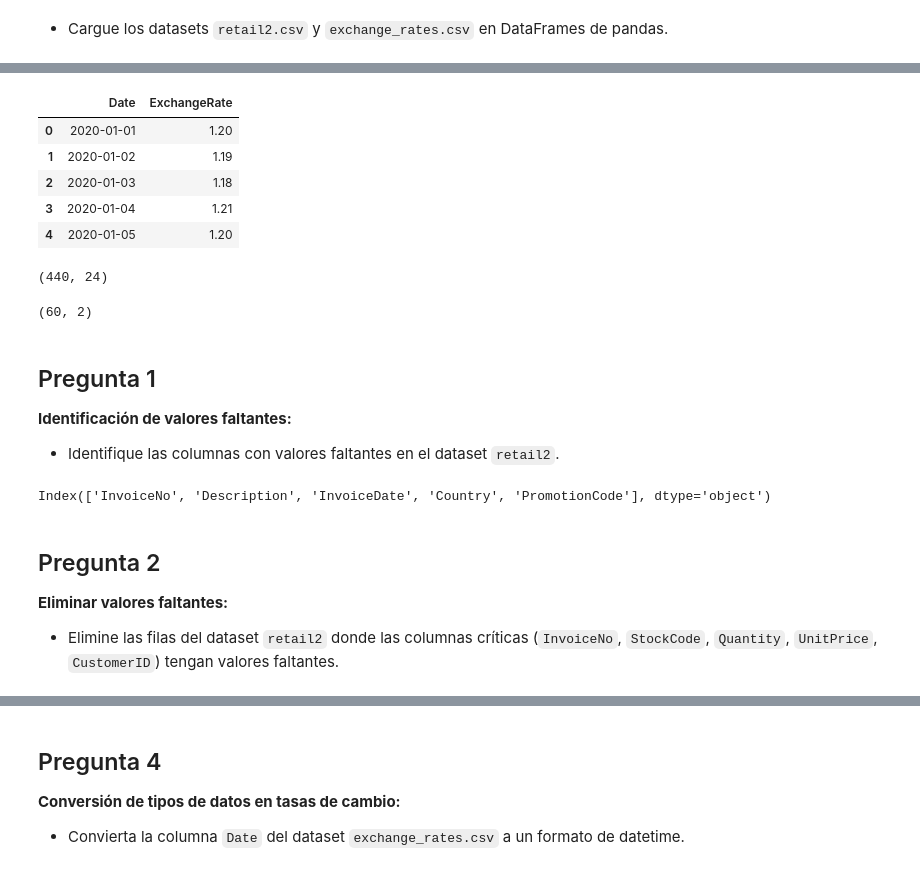
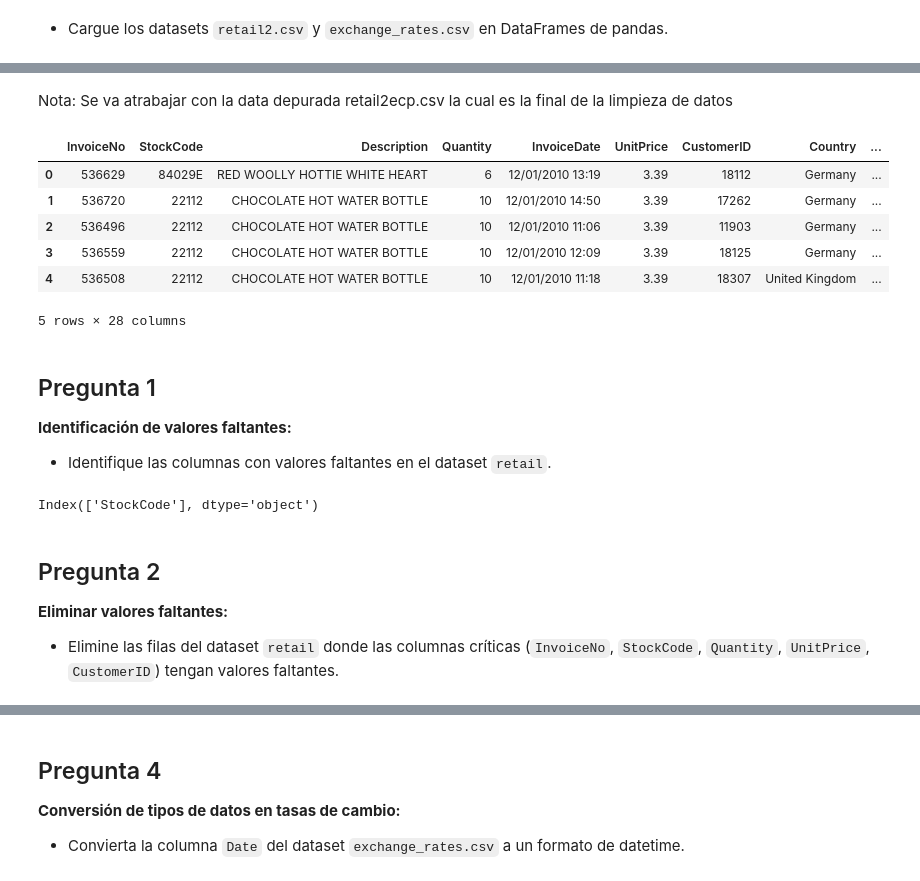
Before and after one commit to Nana8310/Curso_Pandas, a Jupyter notebook: Notebook/Prácticas/Práctica-43/Notebook_43/P-43_Notebook-43.ipynb, the cells around one changed output, grey strips where cells are left out. Saved outputs shown, nothing was run; the diff lists cells and outputs as text; code cells hidden in the pictures.

Commit message:
Terminación de la limpieza de datos Notebool43

```diff
--- a/Notebook/Prácticas/Práctica-43/Notebook_43/P-43_Notebook-43.ipynb
+++ b/Notebook/Prácticas/Práctica-43/Notebook_43/P-43_Notebook-43.ipynb
@@ -543,17 +72,0 @@ retail2_df.head()
-# %%
-exchange_rates_df.head()
-# %% [output]
-|  | Date | ExchangeRate |
-| 0 | 2020-01-01 | 1.20 |
-| 1 | 2020-01-02 | 1.19 |
-| 2 | 2020-01-03 | 1.18 |
-| 3 | 2020-01-04 | 1.21 |
-| 4 | 2020-01-05 | 1.20 |
-# %%
-retail2_df.shape
-# %% [output]
-(440, 24)
-# %%
-exchange_rates_df.shape
-# %% [output]
-(60, 2)
@@ -562,14 +73,28 @@ print(columns)
+# %% [markdown]
+Nota: Se va atrabajar con la data depurada retail2ecp.csv la cual es la final de la limpieza de datos
+# %%
+retail2exp_df = pd.read_csv('retail2exp.csv')
+
+retail2exp_df.head(5)
+# %% [output]
+|  | InvoiceNo | StockCode | Description | Quantity | InvoiceDate | UnitPrice | CustomerID | Country | ... |
+| 0 | 536629 | 84029E | RED WOOLLY HOTTIE WHITE HEART | 6 | 12/01/2010 13:19 | 3.39 | 18112 | Germany | ... |
+| 1 | 536720 | 22112 | CHOCOLATE HOT WATER BOTTLE | 10 | 12/01/2010 14:50 | 3.39 | 17262 | Germany | ... |
+| 2 | 536496 | 22112 | CHOCOLATE HOT WATER BOTTLE | 10 | 12/01/2010 11:06 | 3.39 | 11903 | Germany | ... |
+| 3 | 536559 | 22112 | CHOCOLATE HOT WATER BOTTLE | 10 | 12/01/2010 12:09 | 3.39 | 18125 | Germany | ... |
+| 4 | 536508 | 22112 | CHOCOLATE HOT WATER BOTTLE | 10 | 12/01/2010 11:18 | 3.39 | 18307 | United Kingdom | ... |
+5 rows × 28 columns
 # %% [markdown]
 ## Pregunta 1
 **Identificación de valores faltantes:**
-- Identifique las columnas con valores faltantes en el dataset `retail2`.
+- Identifique las columnas con valores faltantes en el dataset `retail`.
 # %%
 # Filtrar y mostrar solo las columnas que tienen valores faltantes
-columnas_faltantes = retail2_df.columns[retail2_df.isna().any()]
+columnas_faltantes = retail2exp_df.columns[retail2exp_df.isna().any()]
 print(columnas_faltantes)
 # %% [output]
-Index(['InvoiceNo', 'Description', 'InvoiceDate', 'Country', 'PromotionCode'], dtype='object')
+Index(['StockCode'], dtype='object')
 # %% [markdown]
 ## Pregunta 2
 **Eliminar valores faltantes:**
-- Elimine las filas del dataset `retail2` donde las columnas críticas (`InvoiceNo`, `StockCode`, `Quantity`, `UnitPrice`, `CustomerID`) tengan valores faltantes.
+- Elimine las filas del dataset `retail` donde las columnas críticas (`InvoiceNo`, `StockCode`, `Quantity`, `UnitPrice`, `CustomerID`) tengan valores faltantes.
```
Also changed, not shown: parts of 82 cells of this notebook, 2 other files.
